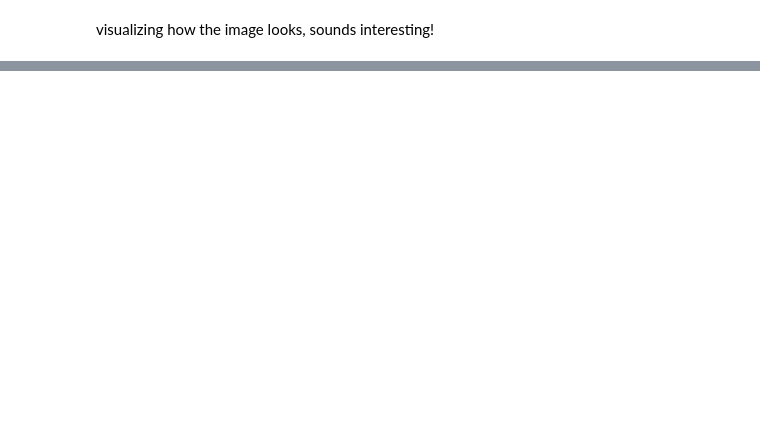
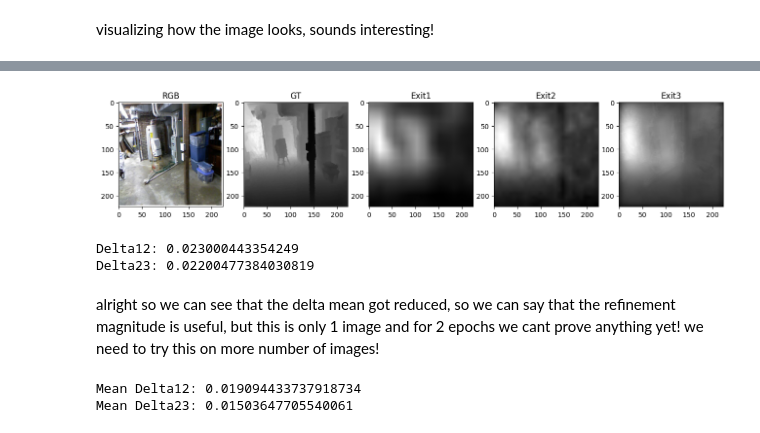
Before and after one commit to Series-Parallel/Machine_in_Deep_Learning, a Jupyter notebook: Early_Exit_Monocular_Depth_Estimation.ipynb, the cells around one changed output, grey strips where cells are left out. Cells and saved outputs as stored; diff of their text form; code cells hidden in the pictures; blank space fills up the shorter version.

```diff
--- a/Early_Exit_Monocular_Depth_Estimation.ipynb
+++ b/Early_Exit_Monocular_Depth_Estimation.ipynb
@@ -187,0 +618,7 @@ plt.show()
+# %%
+criterion = nn.L1Loss()
+
+optimizer = torch.optim.Adam(
+    model.parameters(),
+    lr=1e-4
+)
@@ -187,0 +714,61 @@ plt.show()
+# %%
+model.eval()
+
+img, gt_depth = dataset[3]
+
+input_tensor = img.unsqueeze(0).to(device)
+
+with torch.no_grad():
+    d1, d2, d3 = model(input_tensor)
+# %%
+plt.figure(figsize=(16,4))
+
+plt.subplot(1,5,1)
+plt.imshow(img.permute(1,2,0))
+plt.title("RGB")
+
+plt.subplot(1,5,2)
+plt.imshow(gt_depth.squeeze(), cmap="gray")
+plt.title("GT")
+
+plt.subplot(1,5,3)
+plt.imshow(d1.squeeze().cpu(), cmap="gray")
+plt.title("Exit1")
+
+plt.subplot(1,5,4)
+plt.imshow(d2.squeeze().cpu(), cmap="gray")
+plt.title("Exit2")
+
+plt.subplot(1,5,5)
+plt.imshow(d3.squeeze().cpu(), cmap="gray")
+plt.title("Exit3")
+
+plt.show()
+# %% [output]
+[figure, added]
+# %%
+model.eval()
+
+img, gt = dataset[3]
+
+x = img.unsqueeze(0).to(device)
+
+with torch.no_grad():
+
+    d1, d2, d3 = model(x)
+
+delta12 = torch.mean(
+    torch.abs(d2 - d1)
+)
+
+delta23 = torch.mean(
+    torch.abs(d3 - d2)
+)
+
+print("Delta12:", delta12.item())
+print("Delta23:", delta23.item())
+# %% [output]
+Delta12: 0.023000443354249
+Delta23: 0.02200477384030819
+# %% [markdown]
+alright so we can see that the delta mean got reduced, so we can say that the refinement magnitude is useful, but this is only 1 image and for 2 epochs we cant prove anything yet! we need to try this on more number of images!
@@ -187,0 +805,12 @@ plt.show()
+# %%
+d12, d23 = compute_deltas(
+    model,
+    dataset,
+    num_samples=100
+)
+
+print("Mean Delta12:", np.mean(d12))
+print("Mean Delta23:", np.mean(d23))
+# %% [output]
+Mean Delta12: 0.019094433737918734
+Mean Delta23: 0.01503647705540061
```
Also changed, not shown: parts of 74 cells of this notebook.
